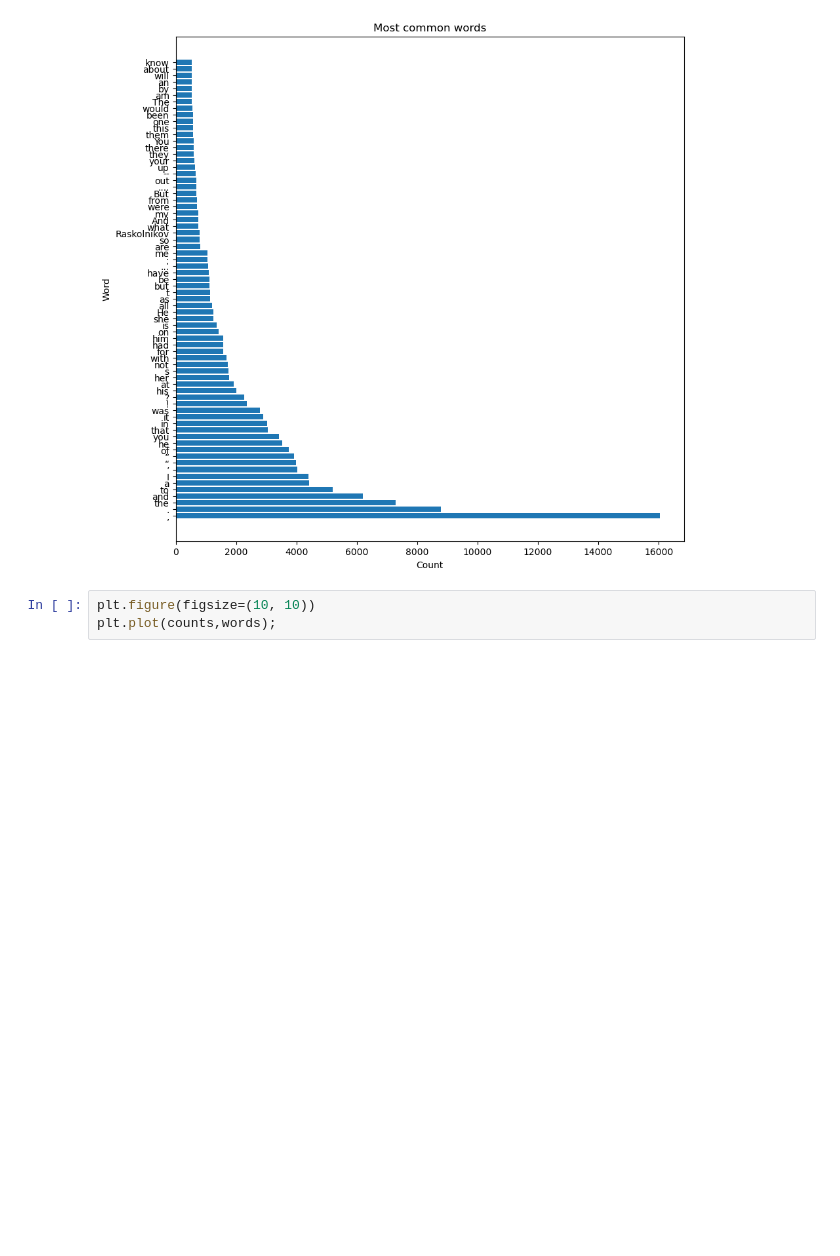
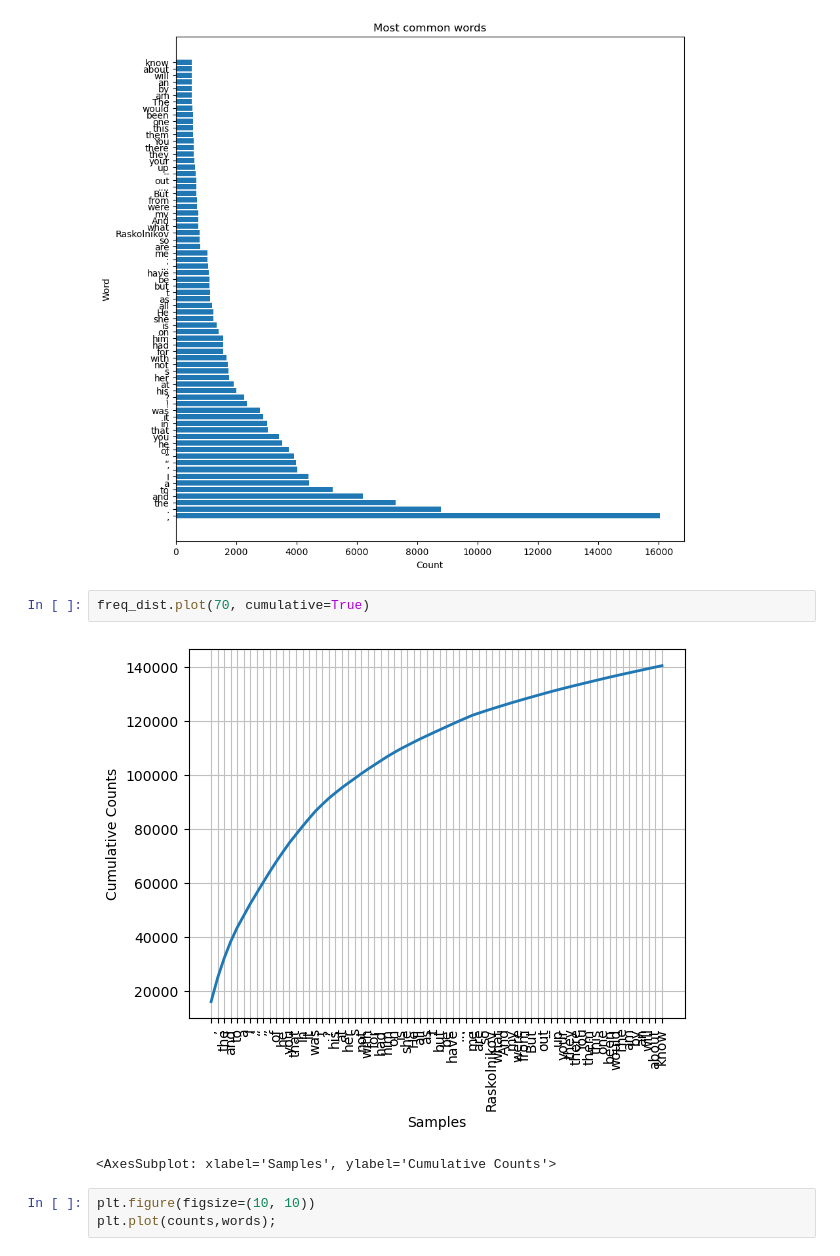
Before and after one commit to ODAncona/tal_lab, a Jupyter notebook: labo1/TAL_Labo1b_dancona_maier.ipynb, the cells around one changed output. Drawn from its saved outputs; the diff is of its cells as text; blank space fills up the shorter version.

Commit message:
graphique

```diff
--- a/labo1/TAL_Labo1b_dancona_maier.ipynb
+++ b/labo1/TAL_Labo1b_dancona_maier.ipynb
@@ -323,6 +309,11 @@ ax.set_ylabel("Word")
 ax.set_autoscalex_on(True)
 # %% [output]
 [figure]
+# %%
+freq_dist.plot(70, cumulative=True)
+# %% [output]
+[figure, added]
+<AxesSubplot: xlabel='Samples', ylabel='Cumulative Counts'>
 # %%
 plt.figure(figsize=(10, 10))
 plt.plot(counts,words);
```
Also changed, not shown: parts of 5 cells of this notebook.
